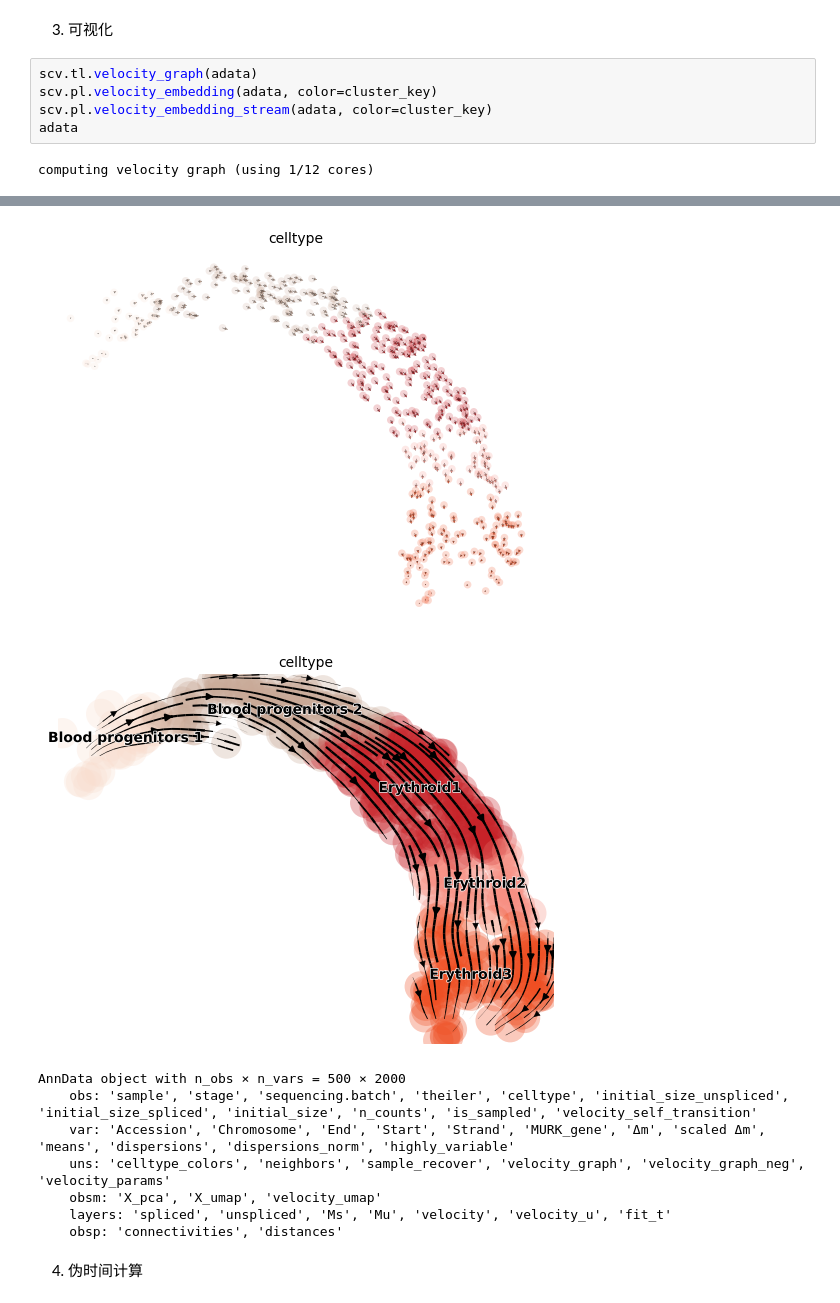
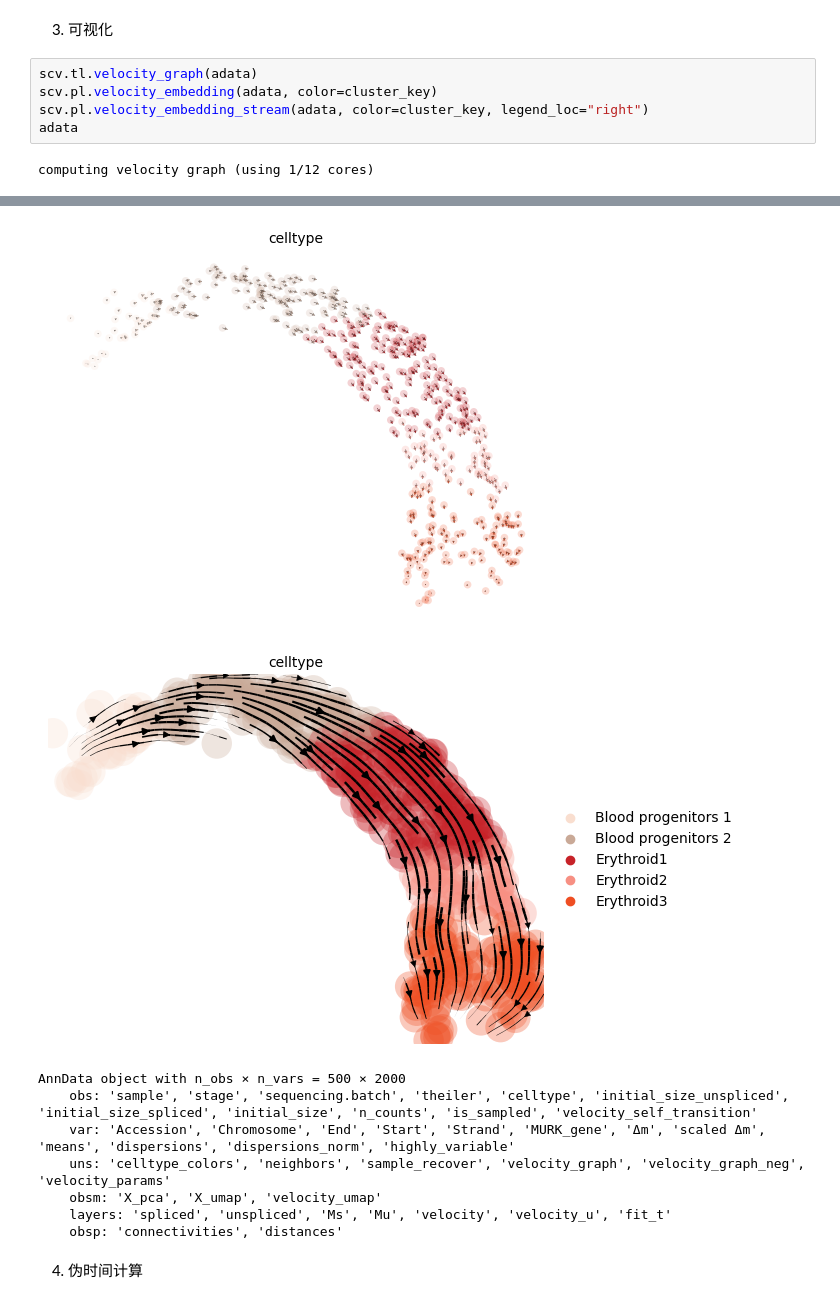
Before and after one commit to HuangDDU/velovgi_workstation, a Jupyter notebook: notebook/local_pc/erythroid_lineage/1.velovgi速率估计.ipynb, the cells around one changed output, grey strips where cells are left out. Drawn from its saved outputs; the diff is of its cells as text.

```diff
--- a/notebook/local_pc/erythroid_lineage/1.velovgi速率估计.ipynb
+++ b/notebook/local_pc/erythroid_lineage/1.velovgi速率估计.ipynb
@@ -99,17 +98,17 @@ subsample_adata, adata
 # %%
 scv.tl.velocity_graph(adata)
 scv.pl.velocity_embedding(adata, color=cluster_key)
-scv.pl.velocity_embedding_stream(adata, color=cluster_key)
+scv.pl.velocity_embedding_stream(adata, color=cluster_key, legend_loc="right")
 adata
 # %% [output]
 computing velocity graph (using 1/12 cores)
     finished (0:00:01) --> added
     'velocity_graph', sparse matrix with cosine correlations (adata.uns)
 computing velocity embedding
     finished (0:00:00) --> added
     'velocity_umap', embedded velocity vectors (adata.obsm)
 [figure]
-[figure, old version]
+[figure, new version]
 AnnData object with n_obs × n_vars = 500 × 2000
     obs: 'sample', 'stage', 'sequencing.batch', 'theiler', 'celltype', 'initial_size_unspliced', 'initial_size_spliced', 'initial_size', 'n_counts', 'is_sampled', 'velocity_self_transition'
     var: 'Accession', 'Chromosome', 'End', 'Start', 'Strand', 'MURK_gene', 'Δm', 'scaled Δm', 'means', 'dispersions', 'dispersions_norm', 'highly_variable'
```
Also changed, not shown: parts of 2 cells of this notebook, 2 other files.
